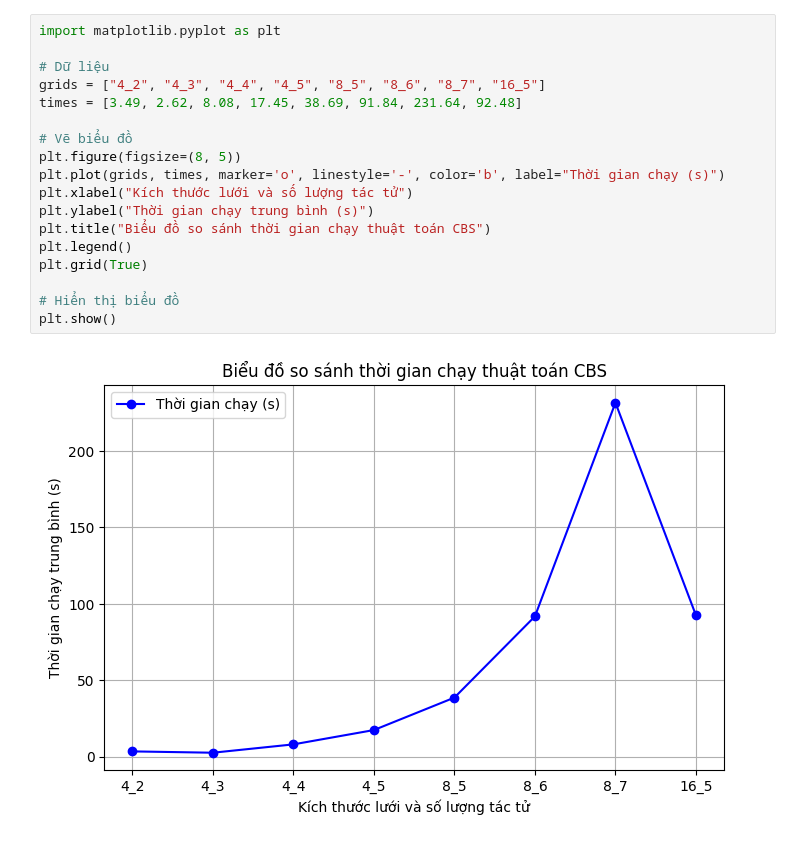
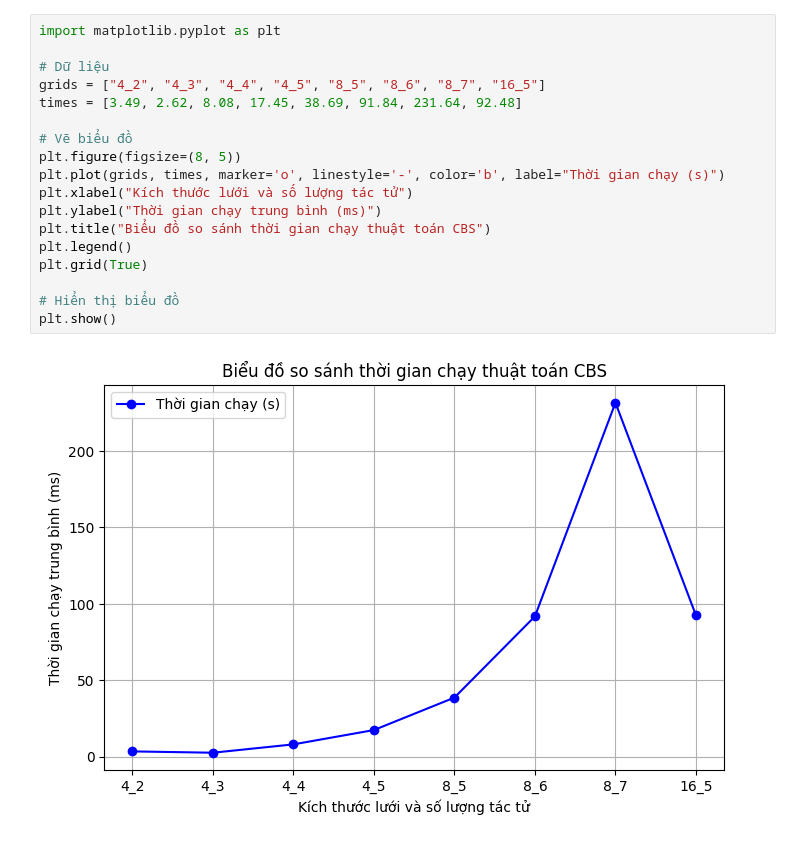
Before and after one commit to Hoangday2k4/DAA-final-exam, a Jupyter notebook: source/result.ipynb, the cells around one changed output. Drawn from its saved outputs; the diff is of its cells as text.

```diff
--- a/source/result.ipynb
+++ b/source/result.ipynb
@@ -1,20 +1,20 @@
 # %%
 import matplotlib.pyplot as plt
 
 # Dữ liệu
 grids = ["4_2", "4_3", "4_4", "4_5", "8_5", "8_6", "8_7", "16_5"]
 times = [3.49, 2.62, 8.08, 17.45, 38.69, 91.84, 231.64, 92.48]
 
 # Vẽ biểu đồ
 plt.figure(figsize=(8, 5))
 plt.plot(grids, times, marker='o', linestyle='-', color='b', label="Thời gian chạy (s)")
 plt.xlabel("Kích thước lưới và số lượng tác tử")
-plt.ylabel("Thời gian chạy trung bình (s)")
+plt.ylabel("Thời gian chạy trung bình (ms)")
 plt.title("Biểu đồ so sánh thời gian chạy thuật toán CBS")
 plt.legend()
 plt.grid(True)
 
 # Hiển thị biểu đồ
 plt.show()
 # %% [output]
-[figure, old version]
+[figure, new version]
```
